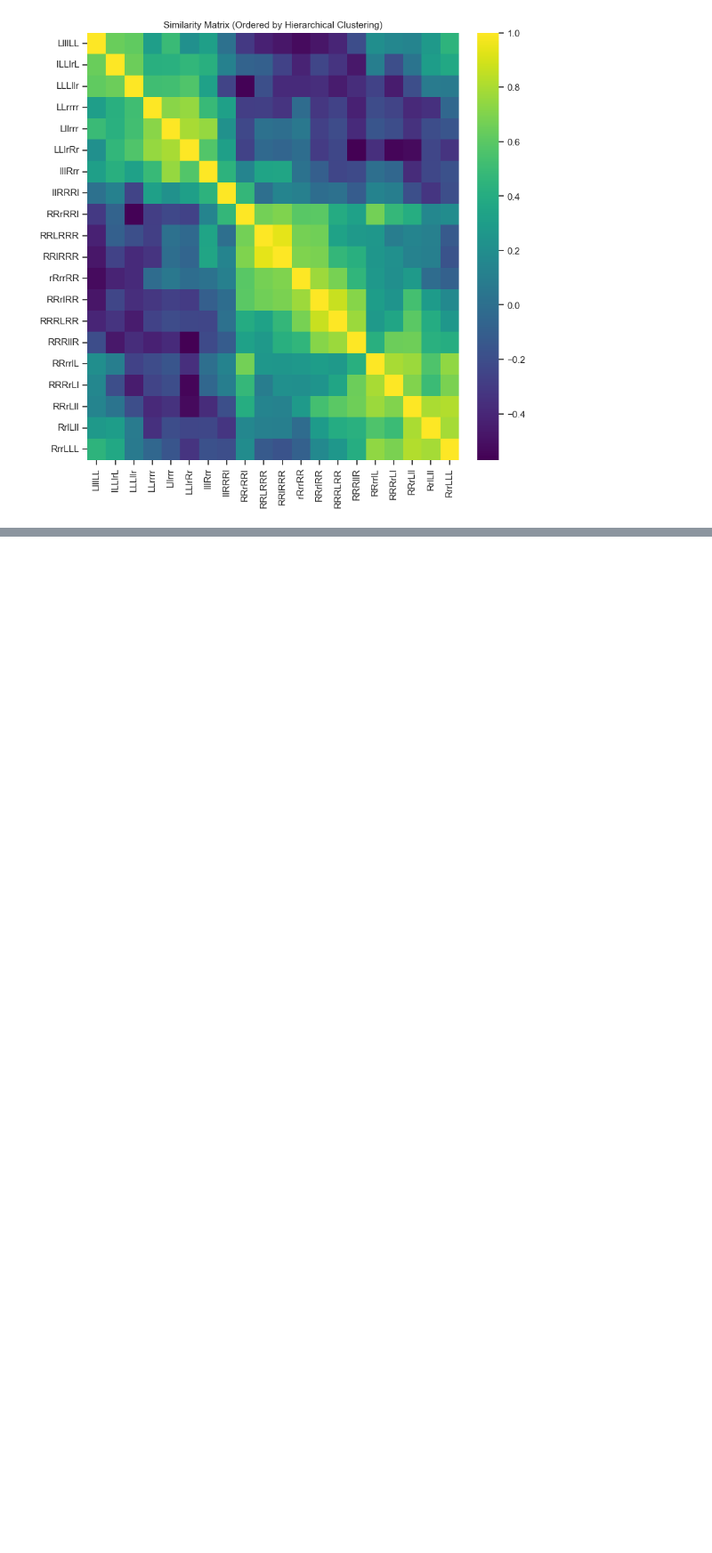
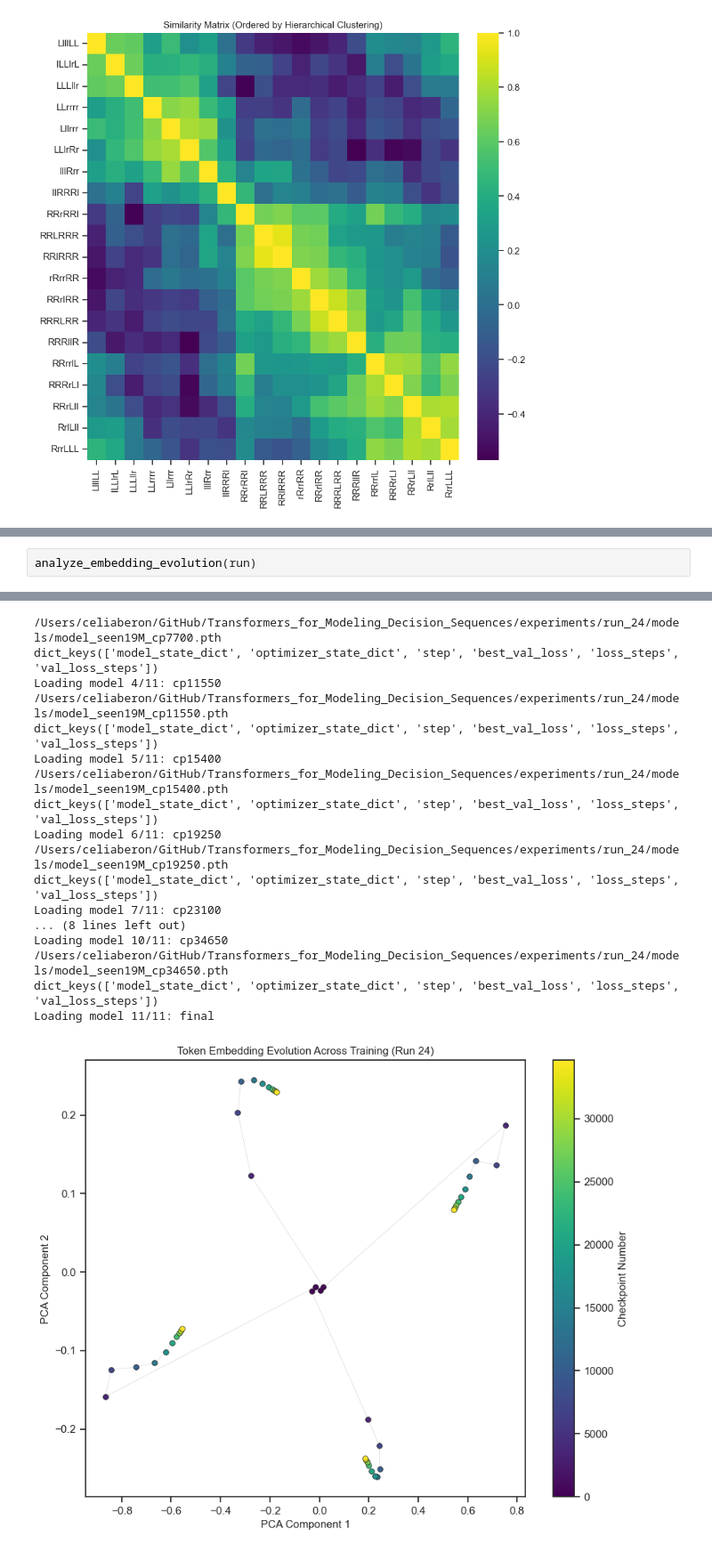
Before and after one commit to CorwinCheung/Transformers_for_Modeling_Decision_Sequences, a Jupyter notebook: interpretability/embeddings.ipynb, the cells around one changed output, grey strips where cells are left out. Shown: that part at 89% size. Saved outputs shown, nothing was run; the diff lists cells and outputs as text; blank space fills up the shorter version.

```diff
--- a/interpretability/embeddings.ipynb
+++ b/interpretability/embeddings.ipynb
@@ -396,0 +540,3 @@ Analyzing sequence: LLlrRr
+# %%
+analyze_embedding_evolution(run)
+# %% [output]
@@ -396,0 +551,18 @@ Analyzing sequence: LLlrRr
+/Users/celiaberon/GitHub/Transformers_for_Modeling_Decision_Sequences/experiments/run_24/models/model_seen19M_cp7700.pth
+dict_keys(['model_state_dict', 'optimizer_state_dict', 'step', 'best_val_loss', 'loss_steps', 'val_loss_steps'])
+Loading model 4/11: cp11550
+/Users/celiaberon/GitHub/Transformers_for_Modeling_Decision_Sequences/experiments/run_24/models/model_seen19M_cp11550.pth
+dict_keys(['model_state_dict', 'optimizer_state_dict', 'step', 'best_val_loss', 'loss_steps', 'val_loss_steps'])
+Loading model 5/11: cp15400
+/Users/celiaberon/GitHub/Transformers_for_Modeling_Decision_Sequences/experiments/run_24/models/model_seen19M_cp15400.pth
+dict_keys(['model_state_dict', 'optimizer_state_dict', 'step', 'best_val_loss', 'loss_steps', 'val_loss_steps'])
+Loading model 6/11: cp19250
+/Users/celiaberon/GitHub/Transformers_for_Modeling_Decision_Sequences/experiments/run_24/models/model_seen19M_cp19250.pth
+dict_keys(['model_state_dict', 'optimizer_state_dict', 'step', 'best_val_loss', 'loss_steps', 'val_loss_steps'])
+Loading model 7/11: cp23100
+... (8 lines left out)
+Loading model 10/11: cp34650
+/Users/celiaberon/GitHub/Transformers_for_Modeling_Decision_Sequences/experiments/run_24/models/model_seen19M_cp34650.pth
+dict_keys(['model_state_dict', 'optimizer_state_dict', 'step', 'best_val_loss', 'loss_steps', 'val_loss_steps'])
+Loading model 11/11: final
+[figure, added]
```
Also changed, not shown: parts of 5 cells of this notebook.
